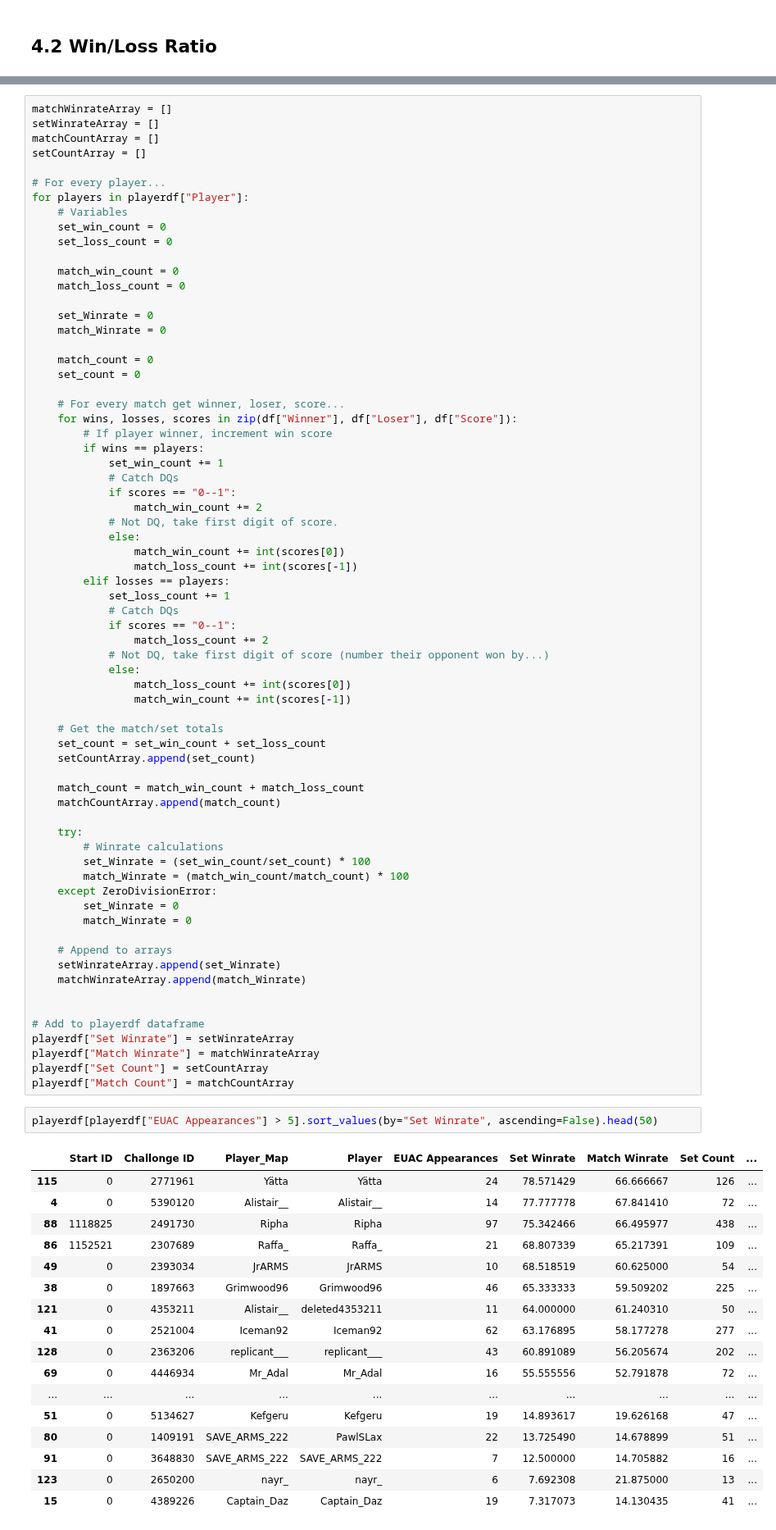
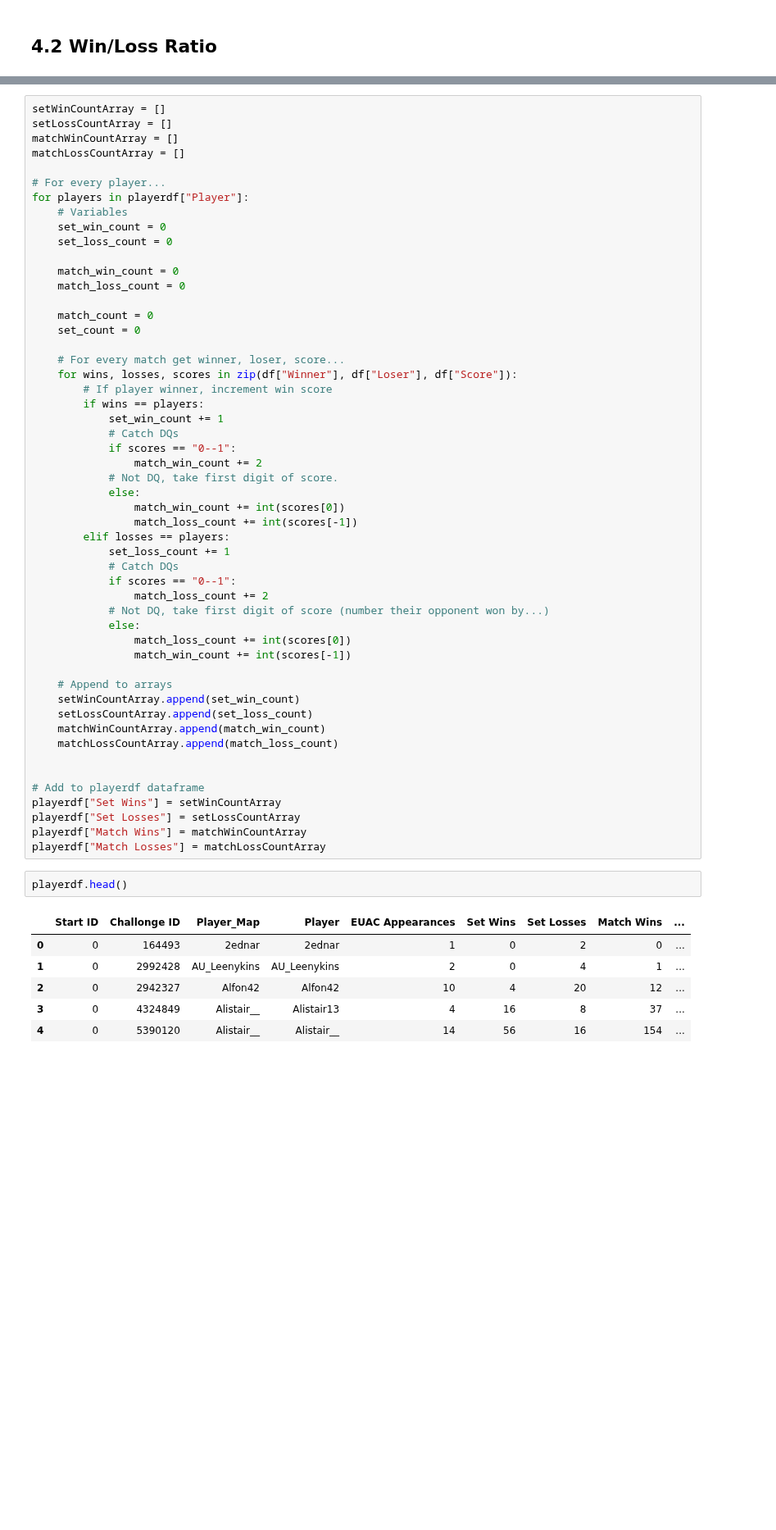
Before and after one commit to DarrenCCT/Tournament-Analysis, a Jupyter notebook: EUAC - Analysis.ipynb, the cells around one changed output, grey strips where cells are left out. Shown at 82% size. Cells and saved outputs as stored; diff of their text form; blank space fills up the shorter version.

Commit message:
Add files via upload
Sets/Matches stats data done.

```diff
--- a/EUAC - Analysis.ipynb
+++ b/EUAC - Analysis.ipynb
@@ -247,10 +245,10 @@ Matches will be each individual match a player has played and a set is overall c
 Example: Player A wins 2-1 against Player B. Match winrate for Player A is 66.6% and set winrate is 100%. Just counting this set <br>
 Due to multiple accounts existing, the number of sets/matches a player has played will be recorded too as a weight
 # %%
-matchWinrateArray = []
-setWinrateArray = []
-matchCountArray = []
-setCountArray = []
+setWinCountArray = []
+setLossCountArray = []
+matchWinCountArray = []
+matchLossCountArray = []
 
 # For every player...
 for players in playerdf["Player"]:
@@ -260,9 +258,6 @@ for players in playerdf["Player"]:
 
     match_win_count = 0
     match_loss_count = 0
-
-    set_Winrate = 0
-    match_Winrate = 0
 
     match_count = 0
     set_count = 0
@@ -289,48 +284,24 @@ for players in playerdf["Player"]:
                 match_loss_count += int(scores[0])
                 match_win_count += int(scores[-1])
 
-    # Get the match/set totals
-    set_count = set_win_count + set_loss_count
-    setCountArray.append(set_count)
-
-    match_count = match_win_count + match_loss_count
-    matchCountArray.append(match_count)
-
-    try:
-        # Winrate calculations
-        set_Winrate = (set_win_count/set_count) * 100
-        match_Winrate = (match_win_count/match_count) * 100
-    except ZeroDivisionError:
-        set_Winrate = 0
-        match_Winrate = 0
-
     # Append to arrays
-    setWinrateArray.append(set_Winrate)
-    matchWinrateArray.append(match_Winrate)
+    setWinCountArray.append(set_win_count)
+    setLossCountArray.append(set_loss_count)
+    matchWinCountArray.append(match_win_count)
+    matchLossCountArray.append(match_loss_count)
 
 
 # Add to playerdf dataframe
-playerdf["Set Winrate"] = setWinrateArray
-playerdf["Match Winrate"] = matchWinrateArray
-playerdf["Set Count"] = setCountArray
-playerdf["Match Count"] = matchCountArray
+playerdf["Set Wins"] = setWinCountArray
+playerdf["Set Losses"] = setLossCountArray
+playerdf["Match Wins"] = matchWinCountArray
+playerdf["Match Losses"] = matchLossCountArray
 # %%
-playerdf[playerdf["EUAC Appearances"] > 5].sort_values(by="Set Winrate", ascending=False).head(50)
+playerdf.head()
 # %% [output]
-|  | Start ID | Challonge ID | Player_Map | Player | EUAC Appearances | Set Winrate | Match Winrate | Set Count | ... |
-| 115 | 0 | 2771961 | Yätta | Yätta | 24 | 78.571429 | 66.666667 | 126 | ... |
-| 4 | 0 | 5390120 | Alistair__ | Alistair__ | 14 | 77.777778 | 67.841410 | 72 | ... |
-| 88 | 1118825 | 2491730 | Ripha | Ripha | 97 | 75.342466 | 66.495977 | 438 | ... |
-| 86 | 1152521 | 2307689 | Raffa_ | Raffa_ | 21 | 68.807339 | 65.217391 | 109 | ... |
-| 49 | 0 | 2393034 | JrARMS | JrARMS | 10 | 68.518519 | 60.625000 | 54 | ... |
-| 38 | 0 | 1897663 | Grimwood96 | Grimwood96 | 46 | 65.333333 | 59.509202 | 225 | ... |
-| 121 | 0 | 4353211 | Alistair__ | deleted4353211 | 11 | 64.000000 | 61.240310 | 50 | ... |
-| 41 | 0 | 2521004 | Iceman92 | Iceman92 | 62 | 63.176895 | 58.177278 | 277 | ... |
-| 128 | 0 | 2363206 | replicant___ | replicant___ | 43 | 60.891089 | 56.205674 | 202 | ... |
-| 69 | 0 | 4446934 | Mr_Adal | Mr_Adal | 16 | 55.555556 | 52.791878 | 72 | ... |
-| ... | ... | ... | ... | ... | ... | ... | ... | ... | ... |
-| 51 | 0 | 5134627 | Kefgeru | Kefgeru | 19 | 14.893617 | 19.626168 | 47 | ... |
-| 80 | 0 | 1409191 | SAVE_ARMS_222 | PawlSLax | 22 | 13.725490 | 14.678899 | 51 | ... |
-| 91 | 0 | 3648830 | SAVE_ARMS_222 | SAVE_ARMS_222 | 7 | 12.500000 | 14.705882 | 16 | ... |
-| 123 | 0 | 2650200 | nayr_ | nayr_ | 6 | 7.692308 | 21.875000 | 13 | ... |
-| 15 | 0 | 4389226 | Captain_Daz | Captain_Daz | 19 | 7.317073 | 14.130435 | 41 | ... |
+|  | Start ID | Challonge ID | Player_Map | Player | EUAC Appearances | Set Wins | Set Losses | Match Wins | ... |
+| 0 | 0 | 164493 | 2ednar | 2ednar | 1 | 0 | 2 | 0 | ... |
+| 1 | 0 | 2992428 | AU_Leenykins | AU_Leenykins | 2 | 0 | 4 | 1 | ... |
+| 2 | 0 | 2942327 | Alfon42 | Alfon42 | 10 | 4 | 20 | 12 | ... |
+| 3 | 0 | 4324849 | Alistair__ | Alistair13 | 4 | 16 | 8 | 37 | ... |
+| 4 | 0 | 5390120 | Alistair__ | Alistair__ | 14 | 56 | 16 | 154 | ... |
```
Also changed, not shown: parts of 9 cells of this notebook.
